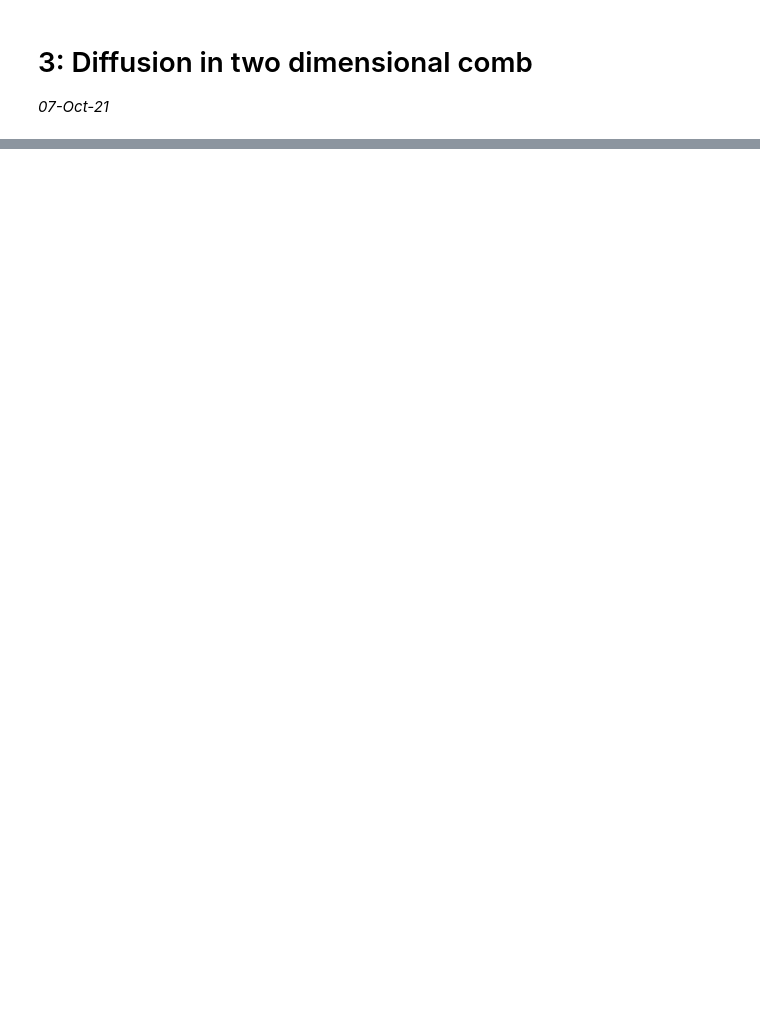
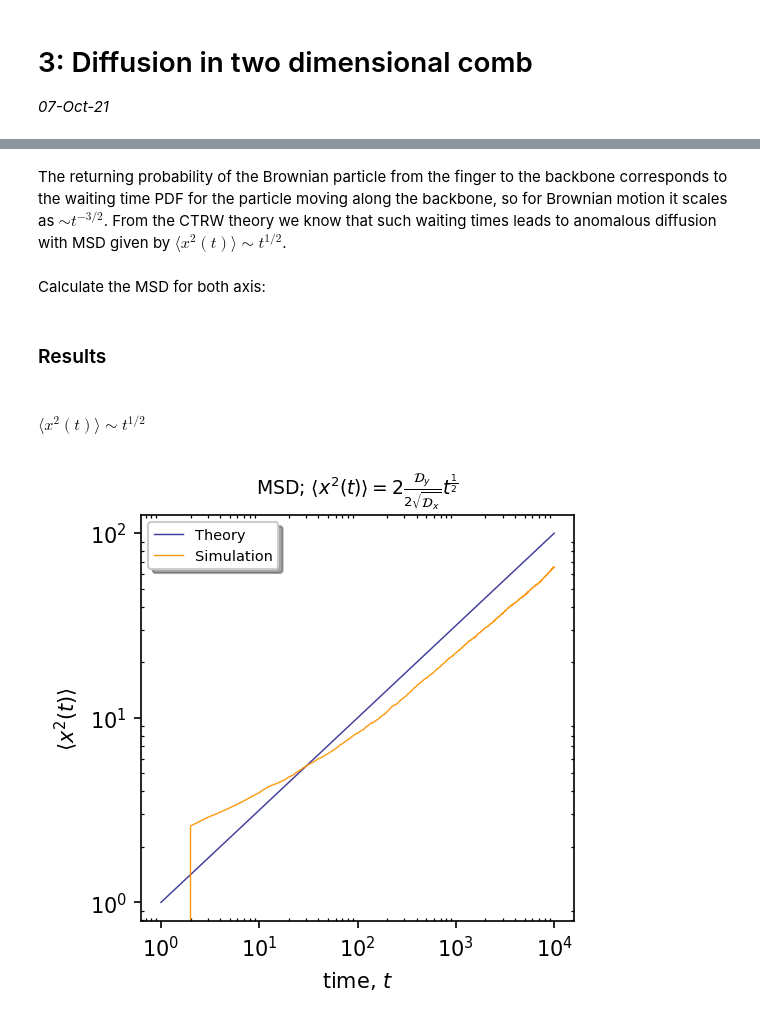
Before and after one commit to zelenelez/brownian_motion_simulations, a Jupyter notebook: _build/jupyter_execute/02/2_d-comb.ipynb, the cells around one changed output, grey strips where cells are left out. Saved outputs shown, nothing was run; the diff lists cells and outputs as text; code cells hidden in the pictures; blank space fills up the shorter version.

```diff
--- a/_build/jupyter_execute/02/2_d-comb.ipynb
+++ b/_build/jupyter_execute/02/2_d-comb.ipynb
@@ -91,0 +376,9 @@ plt.show()
+# %%
+dist_x = []
+dist_y = []
+for i in range(0, n):
+    dist_x.append(motions[i].solution2d[0])
+    dist_y.append(motions[i].solution2d[1])
+
+print("Dist. for X has shape: {x}".format(x=np.shape(dist_x)))
+print("Dist. for Y has shape: {y}".format(y=np.shape(dist_x)))
@@ -91,0 +390,4 @@ plt.show()
+# %% [markdown]
+The returning probability of the Brownian particle from the finger to the backbone corresponds to the waiting time PDF for the particle moving along the backbone, so for Brownian motion it scales as $\sim t^{-3/2}$. From the CTRW theory we know that such waiting times leads to anomalous diffusion with MSD given by $\langle x^{2}(t)\rangle\sim t^{1/2}$.
+# %% [markdown]
+Calculate the MSD for both axis:
@@ -91,0 +416,37 @@ plt.show()
+# %% [markdown]
+### Results
+# %% [markdown]
+#### $\langle x^{2}(t)\rangle\sim t^{1/2}$
+# %%
+# Theoretical vs. Ensemble
+figure, (ax) = plt.subplots(1, 1, figsize=(4, 4), dpi=150)
+
+ax.xaxis.set_minor_locator(AutoMinorLocator())
+ax.yaxis.set_minor_locator(AutoMinorLocator())
+
+x = np.arange(1, tt+1)
+x0 = 0   # mean from PDF
+
+factor = 2*Dy/(2*Dx**0.5)
+
+ax.plot(x, (lambda x: factor*x**0.5)(x), linewidth=0.7, alpha=0.9, label=r"Theory", color="#2C2891")
+ax.plot(x, msd_x, '#FB9300',  markersize=1, linewidth=0.7, alpha=0.9, label=r"Simulation", markevery=30)
+
+
+# Add legend if comparing values
+plt.legend(loc='upper left',
+           fancybox=True,
+           shadow=True,
+           fontsize='x-small')
+
+ax.set_yscale('log')
+ax.set_xscale('log')
+
+plt.ylabel(r"$\langle x^2(t) \rangle$")
+plt.xlabel(r"time, $t$")
+plt.title(r"MSD; $\langle x^2(t)\rangle=2 \frac{\mathcal{D}_y}{2\sqrt{\mathcal{D}_x}}t^{\frac{1}{2}}$", fontsize=9, pad=10)
+plt.tight_layout(pad=1.9)
+ax.tick_params(direction="in", which='minor', length=1.5, top=True, right=True)
+plt.show()
+# %% [output]
+[figure, added]
```
Also changed, not shown: parts of 25 cells of this notebook, 32 other files.
